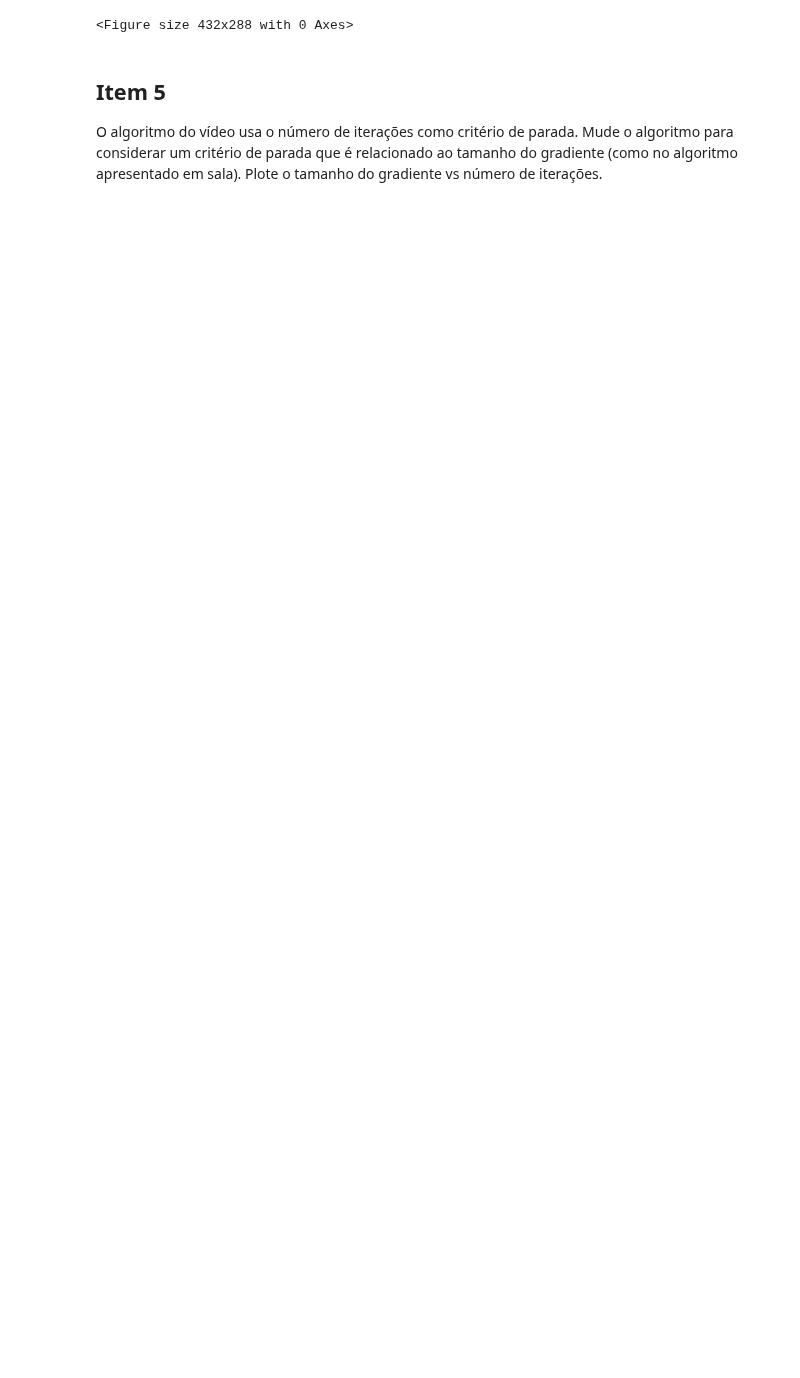
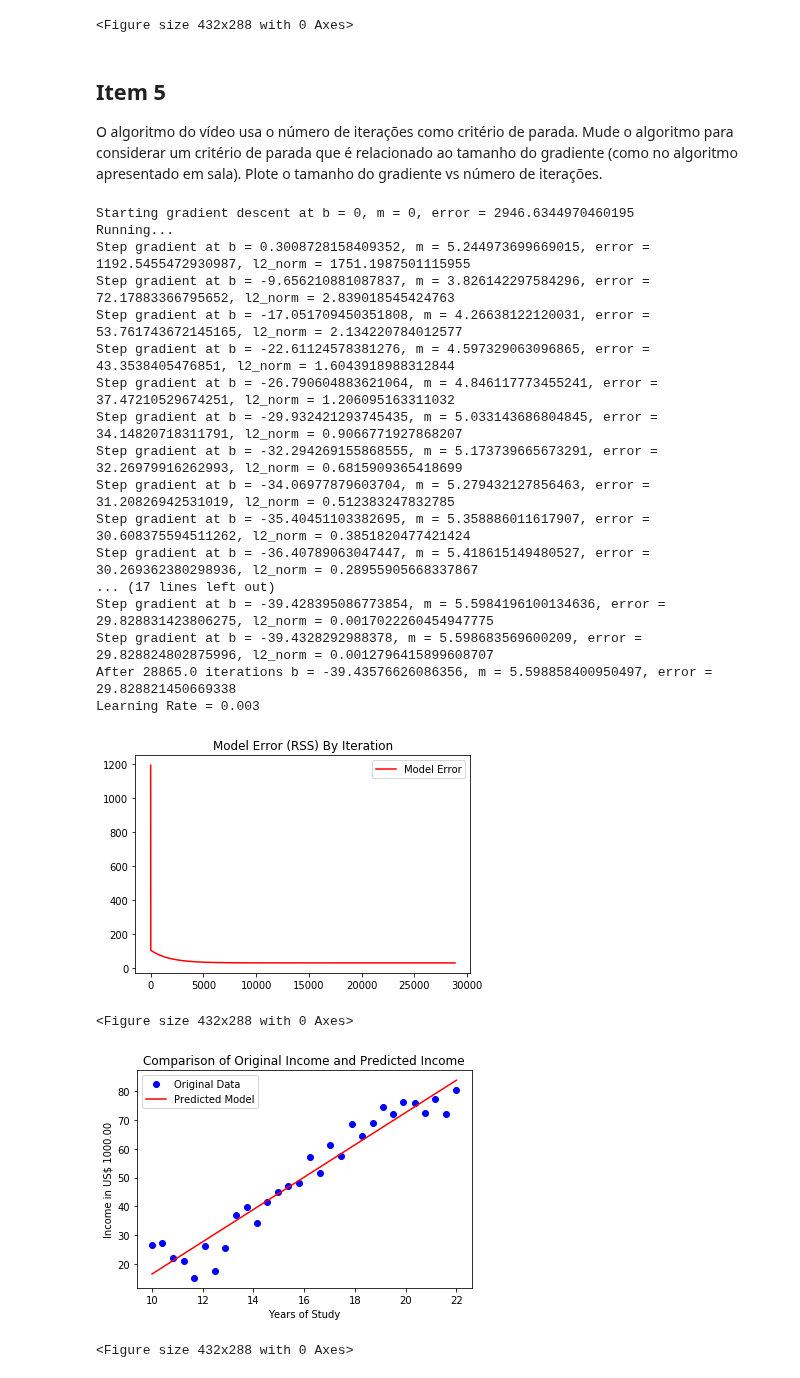
Before and after one commit to guilhermemg/ml-mestrado, a Jupyter notebook: notebooks/assignment-1.ipynb, the cells around one changed output. Saved outputs shown, nothing was run; the diff lists cells and outputs as text; code cells hidden in the pictures; blank space fills up the shorter version.

```diff
--- a/notebooks/assignment-1.ipynb
+++ b/notebooks/assignment-1.ipynb
@@ -356,10 +359,11 @@ def step_gradient(b_current, m_current, points, learningRate, itera, verbose=Fal
     new_m = m_current - (learningRate * m_gradient)
 
     new_error = compute_error_for_line_given_points(new_b, new_m, points)
+    l2_norm = np.linalg.norm([b_gradient, m_gradient], ord=2)  # compute l2-norm
 
     if verbose:
         if itera % period == 0:
-            print("Step gradient at b = {0}, m = {1}, error = {2}".format(new_b, new_m, new_error))
+            print("Step gradient at b = {0}, m = {1}, error = {2}, l2_norm = {3}".format(new_b, new_m, new_error, l2_norm))
 
     return [new_b, new_m, b_gradient, m_gradient, new_error]
 
@@ -367,36 +371,66 @@ def gradient_descent_runner(points, starting_b, starting_m, learning_rate, num_i
     b = starting_b
     m = starting_m
     history = pd.DataFrame(columns=['bias','slope','bias_grad', 'slope_grad','error','iter'])
-    for i in range(num_iterations):
-        step_grad = step_gradient(b, m, np.array(points), learning_rate, i, True)
-        b, m = step_grad[0], step_grad[1]
+    iteration = 0
+    boundary = 1e-3
+    l2_norm = float("inf")
+    while(l2_norm >= boundary):
+        step_grad = step_gradient(b, m, np.array(points), learning_rate, iteration, True)
+        b, m, b_gradient, m_gradient = step_grad[0], step_grad[1], step_grad[2], step_grad[3]
         history = history.append({'bias': step_grad[0], 'slope': step_grad[1], 'bias_grad': step_grad[2],
-                        'slope_grad': step_grad[3], 'error': step_grad[4], 'iter': i}, ignore_index=True)
+                        'slope_grad': step_grad[3], 'error': step_grad[4], 'iter': iteration}, ignore_index=True)
+        l2_norm = np.linalg.norm([b_gradient, m_gradient], ord=2)
+        iteration += 1
+
     return history
 
 def run():
     points = np.genfromtxt("../data/income.csv", delimiter=",")
     learning_rate = 3 * 1e-3
     initial_b = 0 # initial y-intercept guess
     initial_m = 0 # initial slope guess
     num_iterations = 20000
 
     initial_error = compute_error_for_line_given_points(initial_b, initial_m, points)
     print("Starting gradient descent at b = {0}, m = {1}, error = {2}".format(initial_b, initial_m, initial_error))
     print("Running...")
 
     history = gradient_descent_runner(points, initial_b, initial_m, learning_rate, num_iterations)
 
     final_bias = history['bias'][history.shape[0]-1]
     final_slope = history['slope'][history.shape[0]-1]
     final_error = compute_error_for_line_given_points(final_bias, final_slope, points)
+    num_iterations_need = history['iter'][history.shape[0]-1]
 
-    print("After {0} iterations b = {1}, m = {2}, error = {3}".format(num_iterations, final_bias, final_slope, final_error))
+    print("After {0} iterations b = {1}, m = {2}, error = {3}".format(num_iterations_need, final_bias, final_slope, final_error))
     print("Learning Rate = {}".format(learning_rate))
 
     return history
 
 
 hist_item_5 = run()
 
-plot_model_error(hist_item_5)
+plot_model_error_on_training(hist_item_5)
+plot_predicted_model(hist_item_5)
+# %% [output]
+Starting gradient descent at b = 0, m = 0, error = 2946.6344970460195
+Running...
+Step gradient at b = 0.3008728158409352, m = 5.244973699669015, error = 1192.5455472930987, l2_norm = 1751.1987501115955
+Step gradient at b = -9.656210881087837, m = 3.826142297584296, error = 72.17883366795652, l2_norm = 2.839018545424763
+Step gradient at b = -17.051709450351808, m = 4.26638122120031, error = 53.761743672145165, l2_norm = 2.134220784012577
+Step gradient at b = -22.61124578381276, m = 4.597329063096865, error = 43.3538405476851, l2_norm = 1.6043918988312844
+Step gradient at b = -26.790604883621064, m = 4.846117773455241, error = 37.47210529674251, l2_norm = 1.206095163311032
+Step gradient at b = -29.932421293745435, m = 5.033143686804845, error = 34.14820718311791, l2_norm = 0.9066771927868207
+Step gradient at b = -32.294269155868555, m = 5.173739665673291, error = 32.26979916262993, l2_norm = 0.6815909365418699
+Step gradient at b = -34.06977879603704, m = 5.279432127856463, error = 31.20826942531019, l2_norm = 0.512383247832785
+Step gradient at b = -35.40451103382695, m = 5.358886011617907, error = 30.608375594511262, l2_norm = 0.3851820477421424
+Step gradient at b = -36.40789063047447, m = 5.418615149480527, error = 30.269362380298936, l2_norm = 0.28955905668337867
+... (17 lines left out)
+Step gradient at b = -39.428395086773854, m = 5.5984196100134636, error = 29.828831423806275, l2_norm = 0.0017022260454947775
+Step gradient at b = -39.4328292988378, m = 5.598683569600209, error = 29.828824802875996, l2_norm = 0.0012796415899608707
+After 28865.0 iterations b = -39.43576626086356, m = 5.598858400950497, error = 29.828821450669338
+Learning Rate = 0.003
+[figure, added]
+<Figure size 432x288 with 0 Axes>
+[figure, added]
+<Figure size 432x288 with 0 Axes>
```
Also changed, not shown: parts of 12 cells of this notebook.
